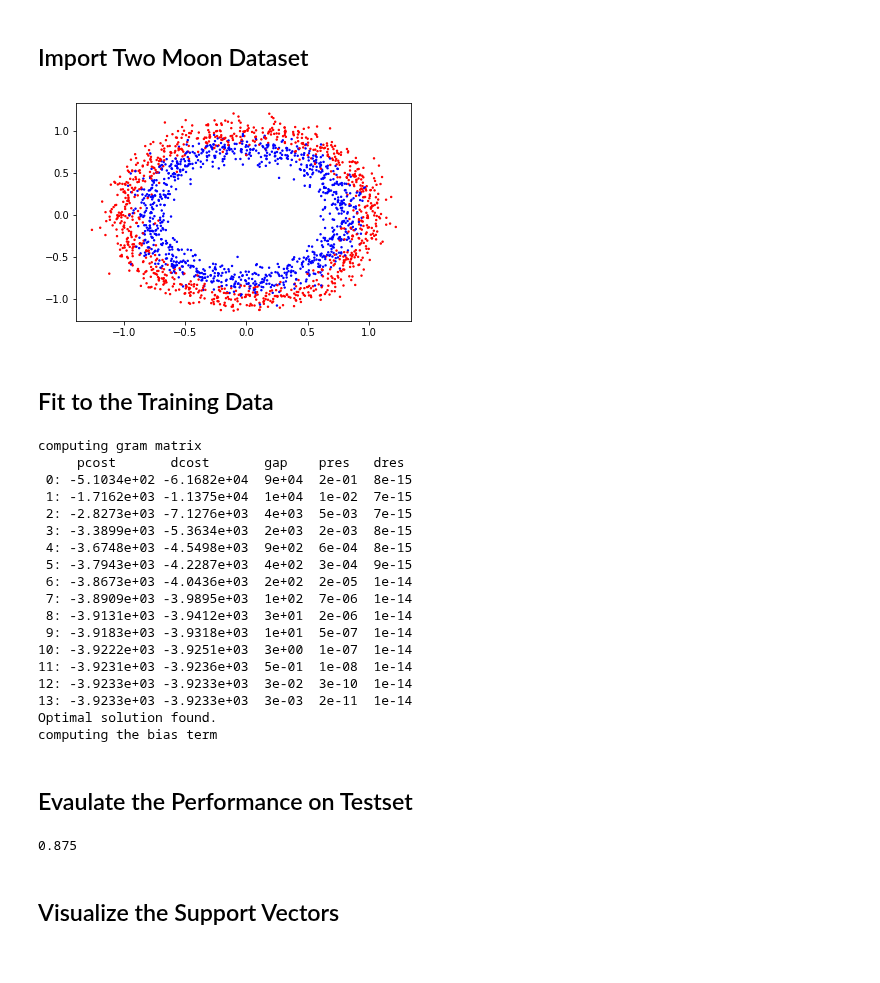
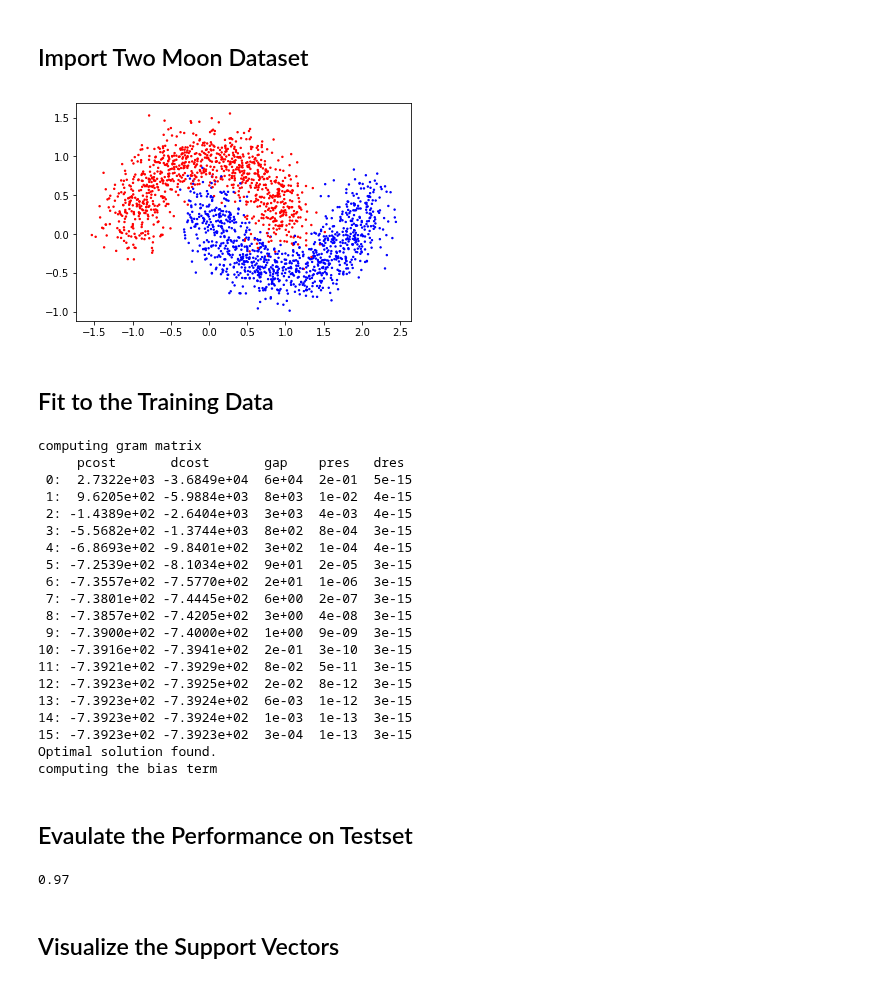
Before and after one commit to zetongqi/machine-learning-demos, a Jupyter notebook: kernel_svm_oop.ipynb, the cells around one changed output. Saved outputs shown, nothing was run; the diff lists cells and outputs as text; code cells hidden in the pictures.

```diff
--- a/kernel_svm_oop.ipynb
+++ b/kernel_svm_oop.ipynb
@@ -118,14 +118,14 @@ class svm:
 # %% [markdown]
 ## Import Two Moon Dataset
 # %%
-X, y = make_circles(n_samples=2000, noise=0.09)
+X, y = make_moons(n_samples=2000, noise=0.2)
 colors = ['red','blue']
 plt.scatter(X[:, 0], X[:, 1], c=y, cmap=matplotlib.colors.ListedColormap(colors), s=2)
 y[y == 0] = -1
 seed = 1
 X_train, X_test, y_train, y_test = train_test_split(X, y, test_size=0.2, random_state=seed)
 # %% [output]
-[figure, old version]
+[figure, new version]
 # %% [markdown]
 ## Fit to the Training Data
 # %%
@@ -134,20 +134,22 @@ clf.fit(X_train, y_train)
 # %% [output]
 computing gram matrix
      pcost       dcost       gap    pres   dres
- 0: -5.1034e+02 -6.1682e+04  9e+04  2e-01  8e-15
- 1: -1.7162e+03 -1.1375e+04  1e+04  1e-02  7e-15
- 2: -2.8273e+03 -7.1276e+03  4e+03  5e-03  7e-15
- 3: -3.3899e+03 -5.3634e+03  2e+03  2e-03  8e-15
- 4: -3.6748e+03 -4.5498e+03  9e+02  6e-04  8e-15
- 5: -3.7943e+03 -4.2287e+03  4e+02  3e-04  9e-15
- 6: -3.8673e+03 -4.0436e+03  2e+02  2e-05  1e-14
- 7: -3.8909e+03 -3.9895e+03  1e+02  7e-06  1e-14
- 8: -3.9131e+03 -3.9412e+03  3e+01  2e-06  1e-14
- 9: -3.9183e+03 -3.9318e+03  1e+01  5e-07  1e-14
-10: -3.9222e+03 -3.9251e+03  3e+00  1e-07  1e-14
-11: -3.9231e+03 -3.9236e+03  5e-01  1e-08  1e-14
-12: -3.9233e+03 -3.9233e+03  3e-02  3e-10  1e-14
-13: -3.9233e+03 -3.9233e+03  3e-03  2e-11  1e-14
+ 0:  2.7322e+03 -3.6849e+04  6e+04  2e-01  5e-15
+ 1:  9.6205e+02 -5.9884e+03  8e+03  1e-02  4e-15
+ 2: -1.4389e+02 -2.6404e+03  3e+03  4e-03  4e-15
+ 3: -5.5682e+02 -1.3744e+03  8e+02  8e-04  3e-15
+ 4: -6.8693e+02 -9.8401e+02  3e+02  1e-04  4e-15
+ 5: -7.2539e+02 -8.1034e+02  9e+01  2e-05  3e-15
+ 6: -7.3557e+02 -7.5770e+02  2e+01  1e-06  3e-15
+ 7: -7.3801e+02 -7.4445e+02  6e+00  2e-07  3e-15
+ 8: -7.3857e+02 -7.4205e+02  3e+00  4e-08  3e-15
+ 9: -7.3900e+02 -7.4000e+02  1e+00  9e-09  3e-15
+10: -7.3916e+02 -7.3941e+02  2e-01  3e-10  3e-15
+11: -7.3921e+02 -7.3929e+02  8e-02  5e-11  3e-15
+12: -7.3923e+02 -7.3925e+02  2e-02  8e-12  3e-15
+13: -7.3923e+02 -7.3924e+02  6e-03  1e-12  3e-15
+14: -7.3923e+02 -7.3924e+02  1e-03  1e-13  3e-15
+15: -7.3923e+02 -7.3923e+02  3e-04  1e-13  3e-15
 Optimal solution found.
 computing the bias term
 # %% [markdown]
@@ -155,7 +157,7 @@ computing the bias term
 # %%
 clf.evaluate(X_test, y_test)
 # %% [output]
-0.875
+0.97
 # %% [markdown]
 ## Visualize the Support Vectors
 # %%
```
Also changed, not shown: parts of 2 cells of this notebook.
